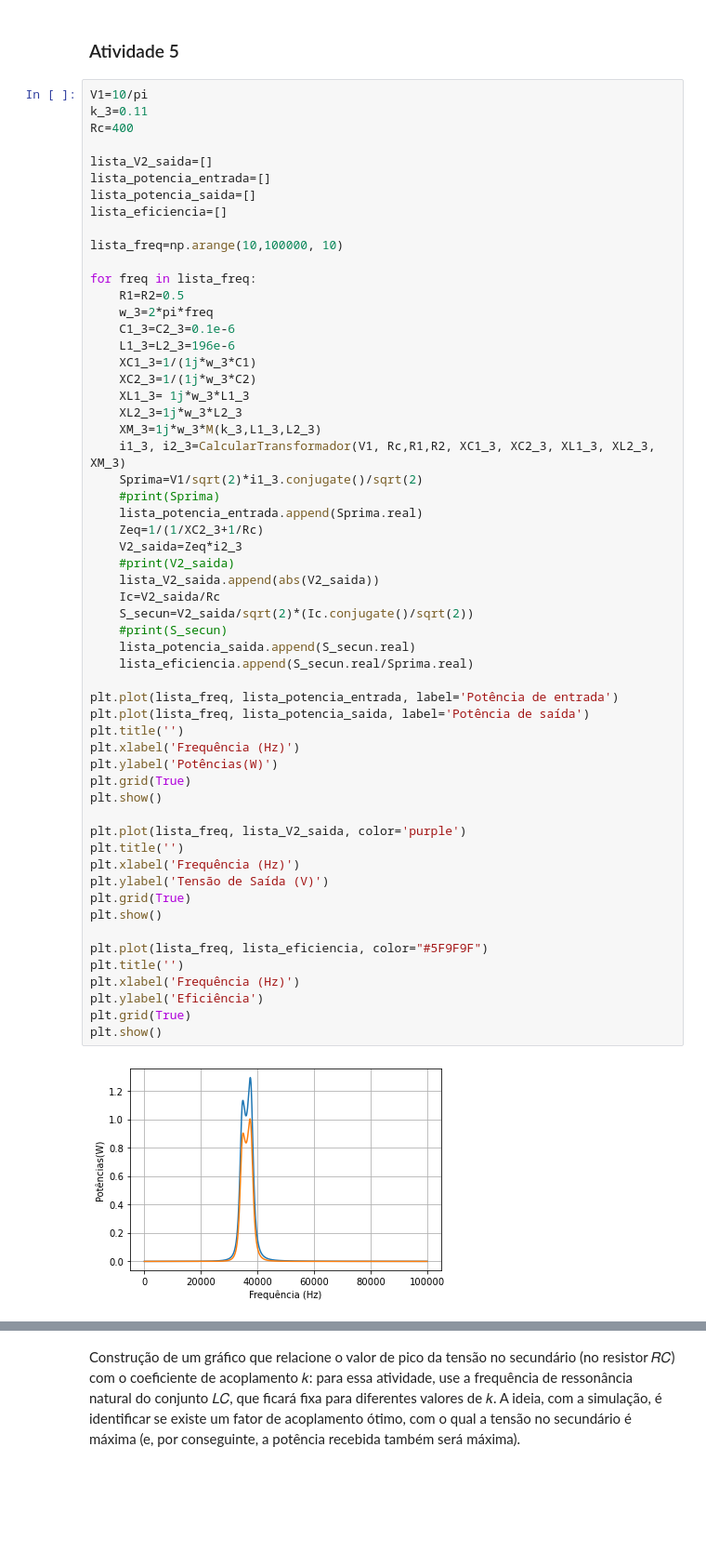
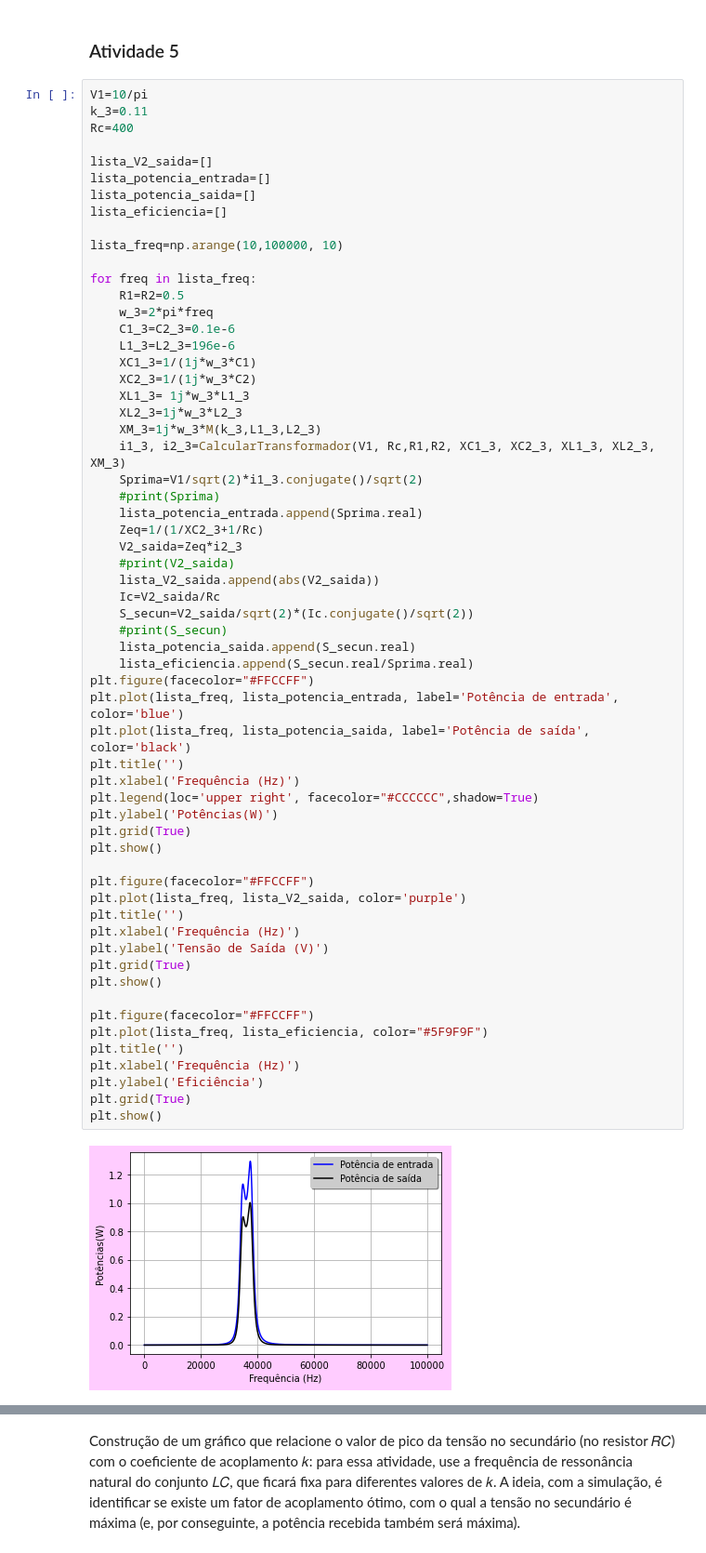
Before and after one commit to Tainapb/Projeto-WPT--Eletromagnetismo-e-Ondulatoria-, a Jupyter notebook: Oficial_WPT.ipynb, the cells around one changed output, grey strips where cells are left out. Shown: that part at 93% size. Saved outputs shown, nothing was run; the diff lists cells and outputs as text; blank space fills up the shorter version.

```diff
--- a/Oficial_WPT.ipynb
+++ b/Oficial_WPT.ipynb
@@ -198,34 +199,37 @@ for freq in lista_freq:
     lista_potencia_entrada.append(Sprima.real)
     Zeq=1/(1/XC2_3+1/Rc)
     V2_saida=Zeq*i2_3
     #print(V2_saida)
     lista_V2_saida.append(abs(V2_saida))
     Ic=V2_saida/Rc
     S_secun=V2_saida/sqrt(2)*(Ic.conjugate()/sqrt(2))
     #print(S_secun)
     lista_potencia_saida.append(S_secun.real)
     lista_eficiencia.append(S_secun.real/Sprima.real)
-
-plt.plot(lista_freq, lista_potencia_entrada, label='Potência de entrada')
-plt.plot(lista_freq, lista_potencia_saida, label='Potência de saída')
+plt.figure(facecolor="#FFCCFF")
+plt.plot(lista_freq, lista_potencia_entrada, label='Potência de entrada', color='blue')
+plt.plot(lista_freq, lista_potencia_saida, label='Potência de saída', color='black')
 plt.title('')
 plt.xlabel('Frequência (Hz)')
+plt.legend(loc='upper right', facecolor="#CCCCCC",shadow=True)
 plt.ylabel('Potências(W)')
 plt.grid(True)
 plt.show()
 
+plt.figure(facecolor="#FFCCFF")
 plt.plot(lista_freq, lista_V2_saida, color='purple')
 plt.title('')
 plt.xlabel('Frequência (Hz)')
 plt.ylabel('Tensão de Saída (V)')
 plt.grid(True)
 plt.show()
 
+plt.figure(facecolor="#FFCCFF")
 plt.plot(lista_freq, lista_eficiencia, color="#5F9F9F")
 plt.title('')
 plt.xlabel('Frequência (Hz)')
 plt.ylabel('Eficiência')
 plt.grid(True)
 plt.show()
 # %% [output]
-[figure, old version]
+[figure, new version]
```
Also changed, not shown: parts of 4 cells of this notebook.
